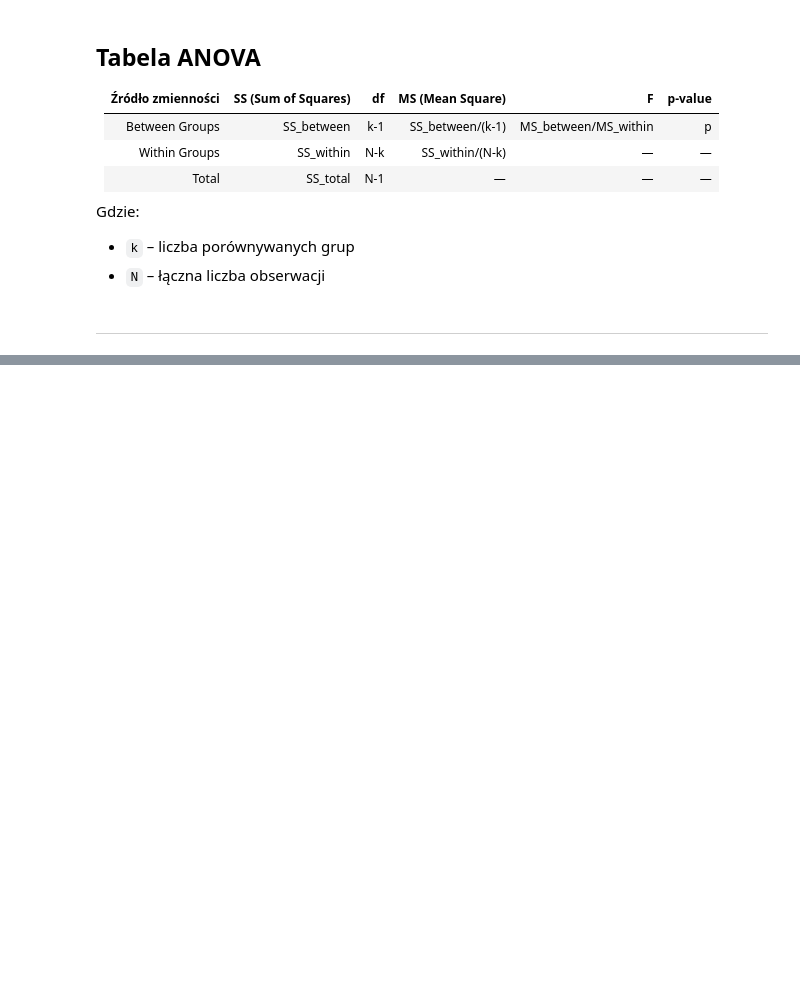
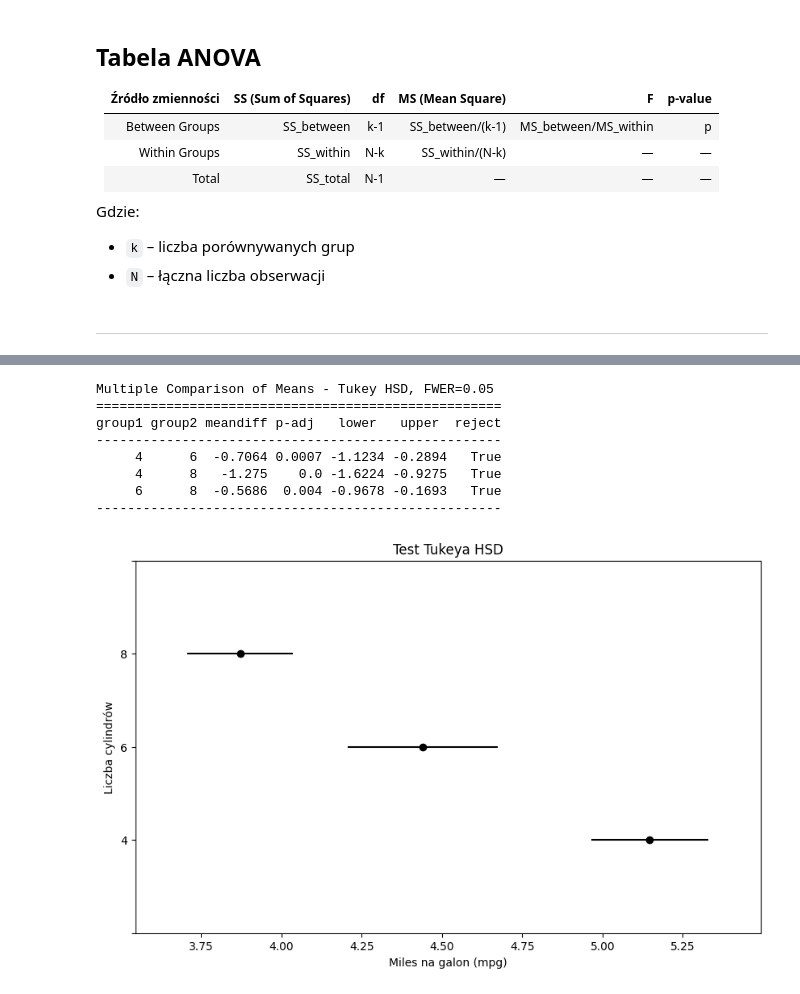
Before and after one commit to rk404/sadKF, a Jupyter notebook: 14-Anova.ipynb, the cells around one changed output, grey strips where cells are left out. Saved outputs shown, nothing was run; the diff lists cells and outputs as text; code cells hidden in the pictures; blank space fills up the shorter version.

```diff
--- a/14-Anova.ipynb
+++ b/14-Anova.ipynb
@@ -54,0 +218,26 @@ Gdzie:
+# %%
+from statsmodels.stats.multicomp import pairwise_tukeyhsd
+import matplotlib.pyplot as plt
+
+# Wykonanie testu Tukeya HSD
+tukey = pairwise_tukeyhsd(endog=mtcars['mpg'], groups=mtcars['cyl'], alpha=0.05)
+
+# Wyświetlenie wyników
+print(tukey)
+
+# Wykres wyników testu
+tukey.plot_simultaneous()
+plt.title('Test Tukeya HSD')
+plt.xlabel('Miles na galon (mpg)')
+plt.ylabel('Liczba cylindrów')
+plt.show()
+# %% [output]
+Multiple Comparison of Means - Tukey HSD, FWER=0.05
+====================================================
+group1 group2 meandiff p-adj   lower   upper  reject
+----------------------------------------------------
+     4      6  -0.7064 0.0007 -1.1234 -0.2894   True
+     4      8   -1.275    0.0 -1.6224 -0.9275   True
+     6      8  -0.5686  0.004 -0.9678 -0.1693   True
+----------------------------------------------------
+[figure, added]
```
Also changed, not shown: parts of 23 cells of this notebook.
